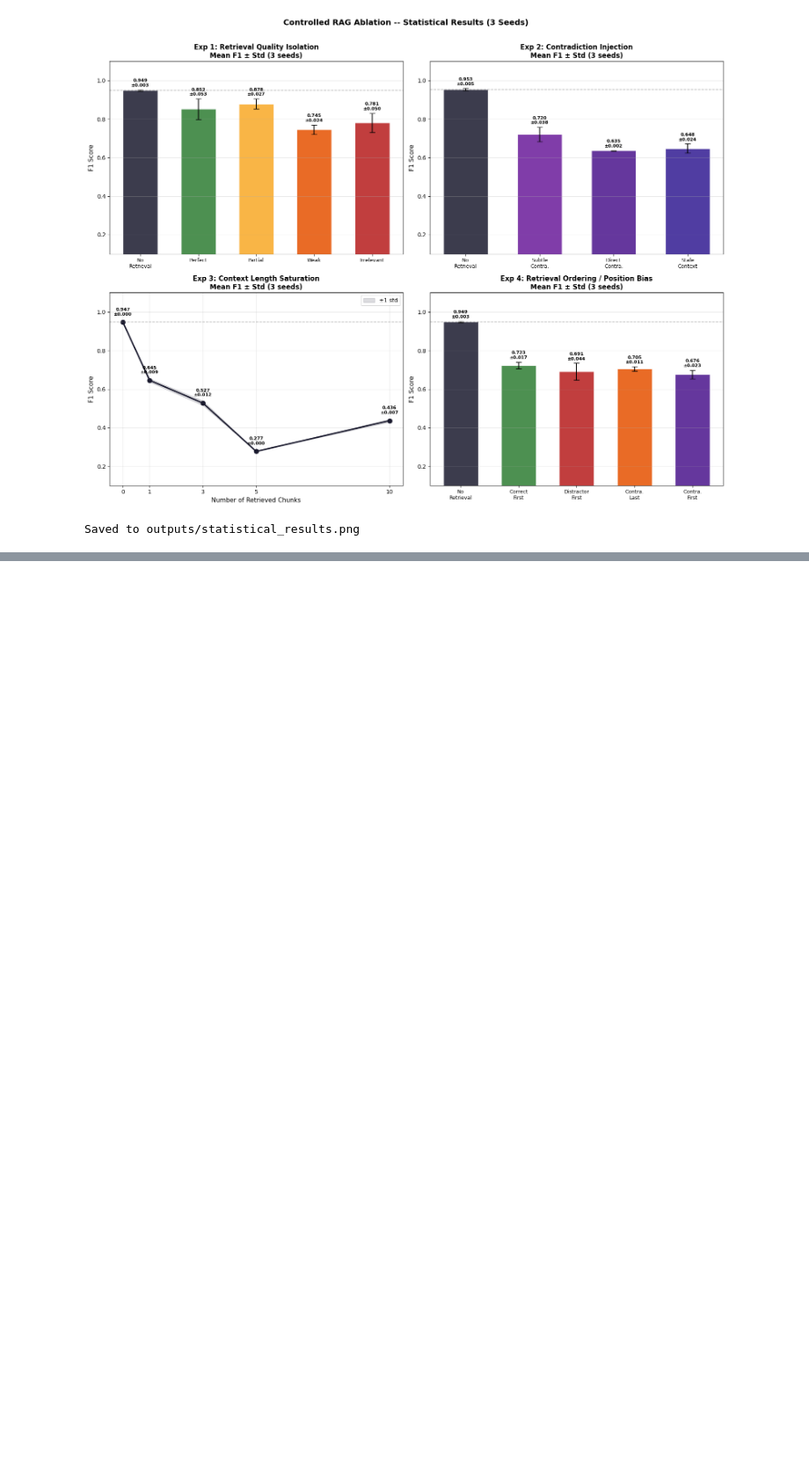
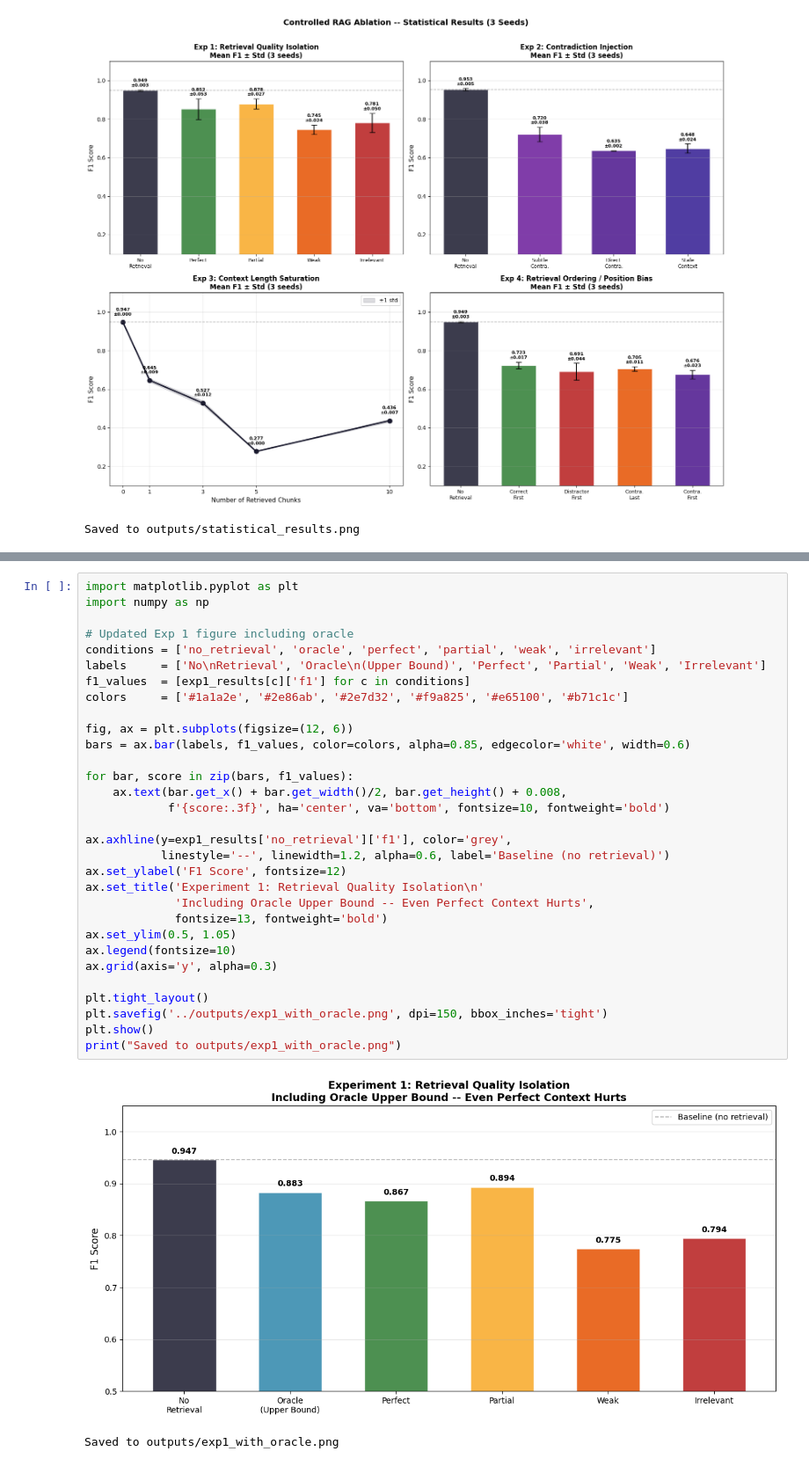
Before and after one commit to tamimmirza/llm-lie-detector, a Jupyter notebook: notebooks/14_rag_ablation_controlled.ipynb, the cells around one changed output, grey strips where cells are left out. Shown at 88% size. Cells and saved outputs as stored; diff of their text form; blank space fills up the shorter version.

Commit message:
Research: Oracle retrieval complete - even perfect context hurts F1 by 0.069, finding definitive

```diff
--- a/notebooks/14_rag_ablation_controlled.ipynb
+++ b/notebooks/14_rag_ablation_controlled.ipynb
@@ -1694,0 +1780,34 @@ Saved to outputs/statistical_results.png
+# %%
+import matplotlib.pyplot as plt
+import numpy as np
+
+# Updated Exp 1 figure including oracle
+conditions = ['no_retrieval', 'oracle', 'perfect', 'partial', 'weak', 'irrelevant']
+labels     = ['No\nRetrieval', 'Oracle\n(Upper Bound)', 'Perfect', 'Partial', 'Weak', 'Irrelevant']
+f1_values  = [exp1_results[c]['f1'] for c in conditions]
+colors     = ['#1a1a2e', '#2e86ab', '#2e7d32', '#f9a825', '#e65100', '#b71c1c']
+
+fig, ax = plt.subplots(figsize=(12, 6))
+bars = ax.bar(labels, f1_values, color=colors, alpha=0.85, edgecolor='white', width=0.6)
+
+for bar, score in zip(bars, f1_values):
+    ax.text(bar.get_x() + bar.get_width()/2, bar.get_height() + 0.008,
+            f'{score:.3f}', ha='center', va='bottom', fontsize=10, fontweight='bold')
+
+ax.axhline(y=exp1_results['no_retrieval']['f1'], color='grey',
+           linestyle='--', linewidth=1.2, alpha=0.6, label='Baseline (no retrieval)')
+ax.set_ylabel('F1 Score', fontsize=12)
+ax.set_title('Experiment 1: Retrieval Quality Isolation\n'
+             'Including Oracle Upper Bound -- Even Perfect Context Hurts',
+             fontsize=13, fontweight='bold')
+ax.set_ylim(0.5, 1.05)
+ax.legend(fontsize=10)
+ax.grid(axis='y', alpha=0.3)
+
+plt.tight_layout()
+plt.savefig('../outputs/exp1_with_oracle.png', dpi=150, bbox_inches='tight')
+plt.show()
+print("Saved to outputs/exp1_with_oracle.png")
+# %% [output]
+[figure, added]
+Saved to outputs/exp1_with_oracle.png
```
Also changed, not shown: parts of 3 cells of this notebook, 3 other files.
